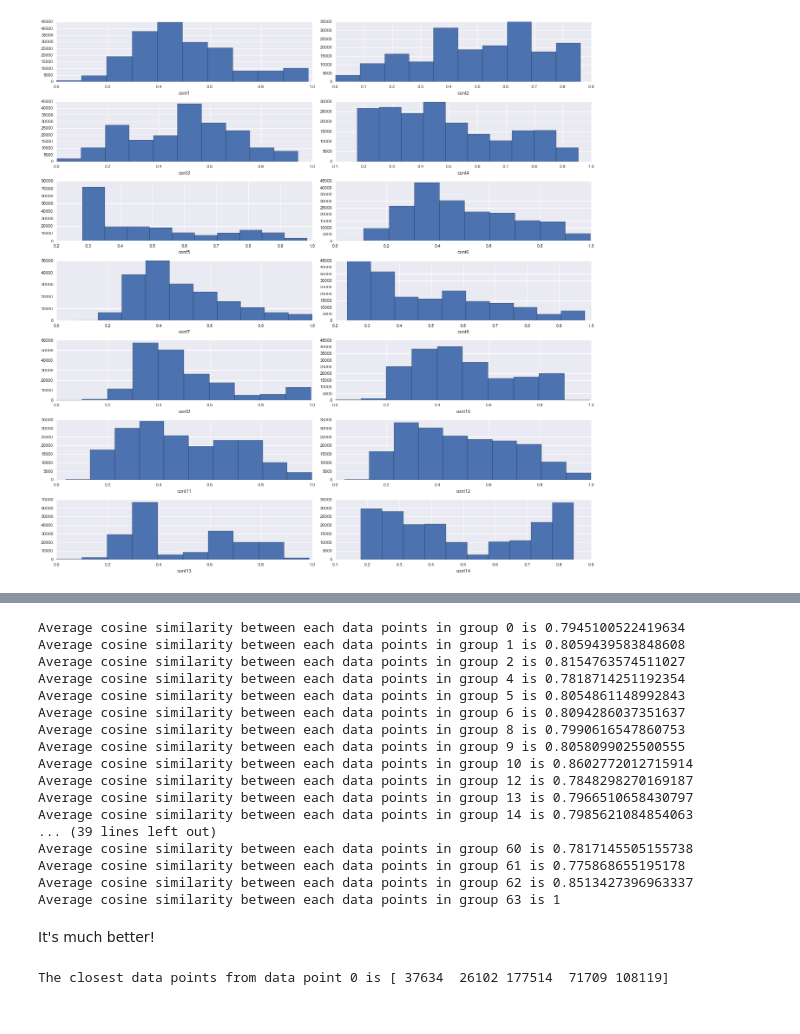
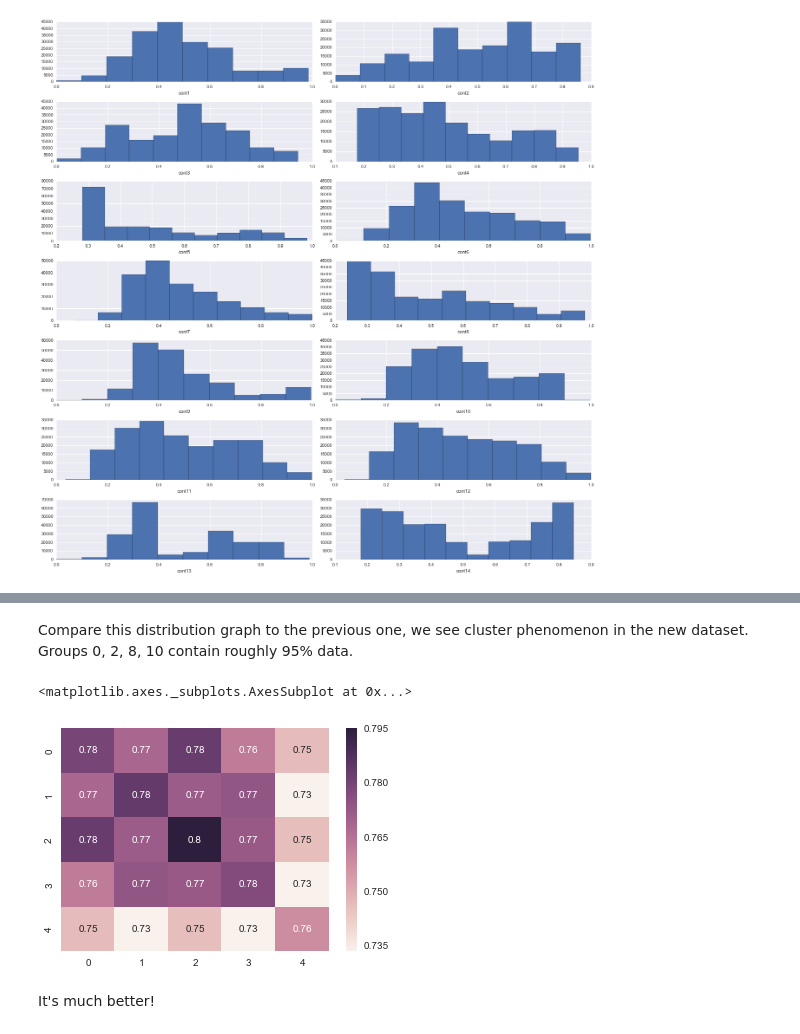
Before and after one commit to tzyk777/kaggle, a Jupyter notebook: allstate/Local sensitive hashing.ipynb, the cells around one changed output, grey strips where cells are left out. Cells and saved outputs as stored; diff of their text form; code cells hidden in the pictures.

```diff
--- a/allstate/Local sensitive hashing.ipynb
+++ b/allstate/Local sensitive hashing.ipynb
@@ -190,25 +212,13 @@ for i, j in combinations_with_replacement(range(num_groups), 2):
-# %%
-for group_id, indexs in new_model['table'].items():
-    data_points = new_values[indexs]
-    print('Average cosine similarity between each data points in group {} is {}'.format(
-        group_id, calculate_average_similarity(data_points)))
-# %% [output]
-Average cosine similarity between each data points in group 0 is 0.7945100522419634
-Average cosine similarity between each data points in group 1 is 0.8059439583848608
-Average cosine similarity between each data points in group 2 is 0.8154763574511027
-Average cosine similarity between each data points in group 4 is 0.7818714251192354
-Average cosine similarity between each data points in group 5 is 0.8054861148992843
-Average cosine similarity between each data points in group 6 is 0.8094286037351637
-Average cosine similarity between each data points in group 8 is 0.7990616547860753
-Average cosine similarity between each data points in group 9 is 0.8058099025500555
-Average cosine similarity between each data points in group 10 is 0.8602772012715914
-Average cosine similarity between each data points in group 12 is 0.7848298270169187
-Average cosine similarity between each data points in group 13 is 0.7966510658430797
-Average cosine similarity between each data points in group 14 is 0.7985621084854063
-... (39 lines left out)
-Average cosine similarity between each data points in group 60 is 0.7817145505155738
-Average cosine similarity between each data points in group 61 is 0.775868655195178
-Average cosine similarity between each data points in group 62 is 0.8513427396963337
-Average cosine similarity between each data points in group 63 is 1
+# %% [markdown]
+Compare this distribution graph to the previous one, we see cluster phenomenon in the new dataset. Groups 0, 2, 8, 10 contain roughly 95% data.
+# %%
+interested_groups = [0, 2, 8, 10, 12]
+# %%
+new_similarity_matrix = get_similarity_matrxi(new_values, new_model, interested_groups)
+# %%
+sns.heatmap(new_similarity_matrix, annot=True)
+# %% [output]
+<matplotlib.axes._subplots.AxesSubplot at 0x...>
+[figure, added]
 # %% [markdown]
 It's much better!
@@ -220,8 +224,0 @@ def get_sorted_distances_and_index(data, target):
-# %%
-for z in model['table'][0]:
-    target = zscore_df[z]
-    distances, idx = get_sorted_distances_and_index(zscore_df, target)
-    print('The closest data points from data point {} is {}'.format(z, idx[1:6]))
-    break
-# %% [output]
-The closest data points from data point 0 is [ 37634  26102 177514  71709 108119]
```
Also changed, not shown: parts of 46 cells of this notebook.
